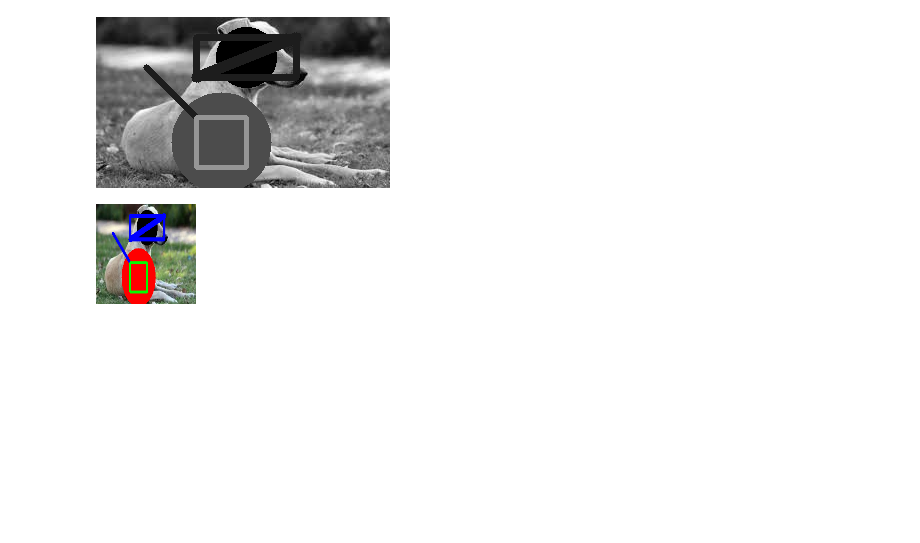
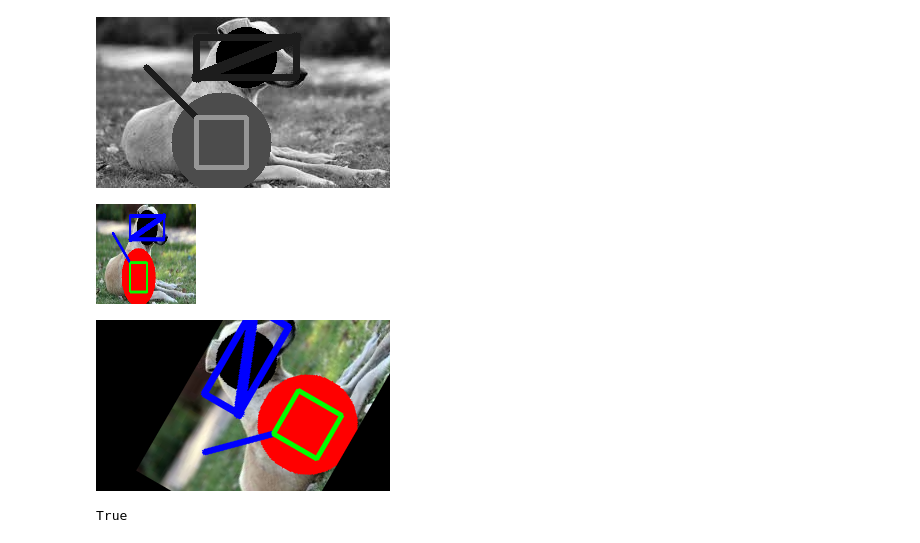
Before and after one commit to 9keystrokes/CVDL-BT22CSD035, a Jupyter notebook: LAB-1.ipynb, the cells around one changed output. Drawn from its saved outputs; the diff is of its cells as text; code cells hidden in the pictures; blank space fills up the shorter version.

```diff
--- a/LAB-1.ipynb
+++ b/LAB-1.ipynb
@@ -144,3 +145,14 @@ resize=cv2.resize(img,(100,100))
 cv2_imshow(resize)
 # %% [output]
 [figure]
+# %%
+h,w=img.shape[:2]
+rotmat=cv2.getRotationMatrix2D((150,40),60,1)
+rotimg=cv2.warpAffine(img,rotmat,(w,h))
+cv2_imshow(rotimg)
+# %% [output]
+[figure, added]
+# %%
+cv2.imwrite('rotated_image.jpg',rotimg)
+# %% [output]
+True
```
Also changed, not shown: parts of 6 cells of this notebook.
